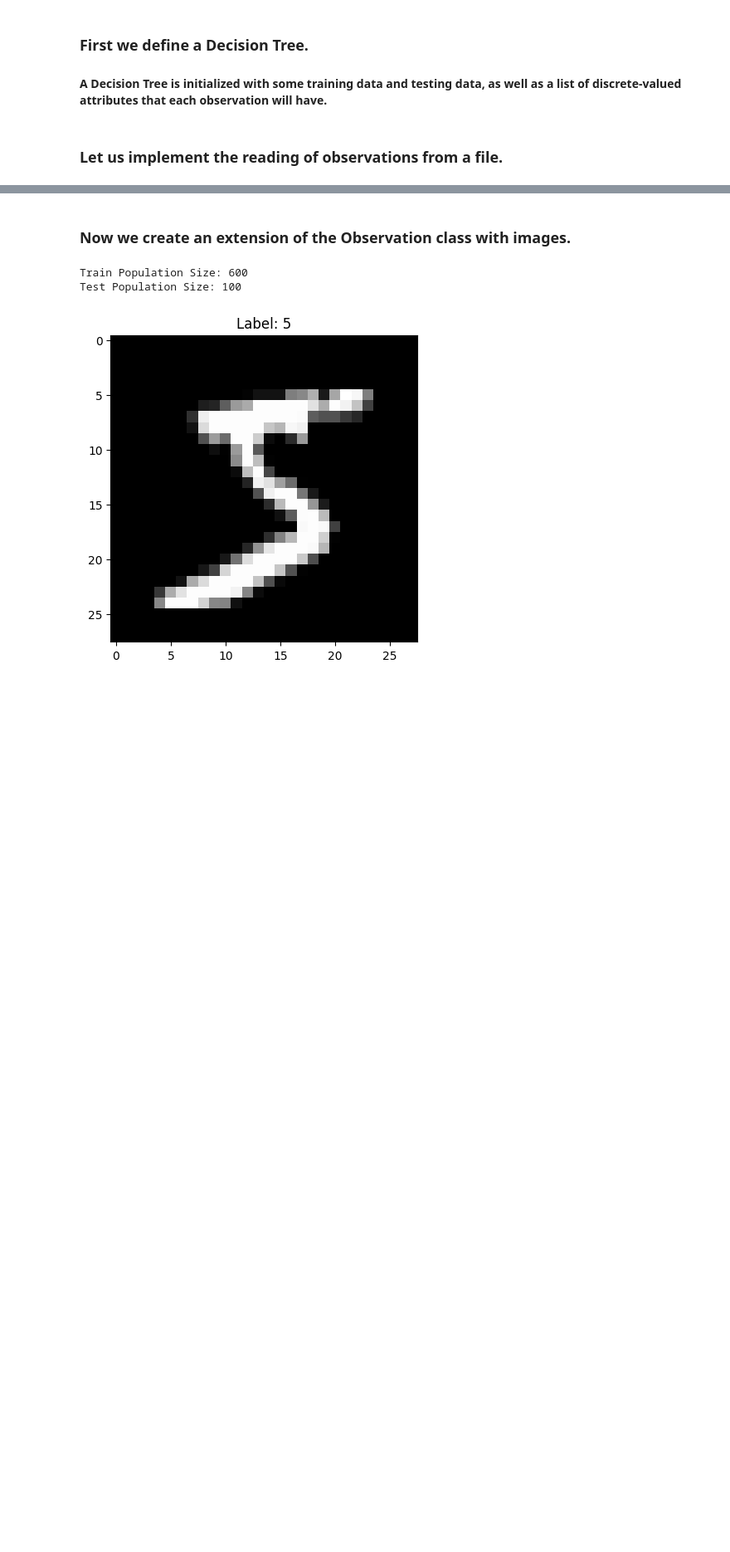
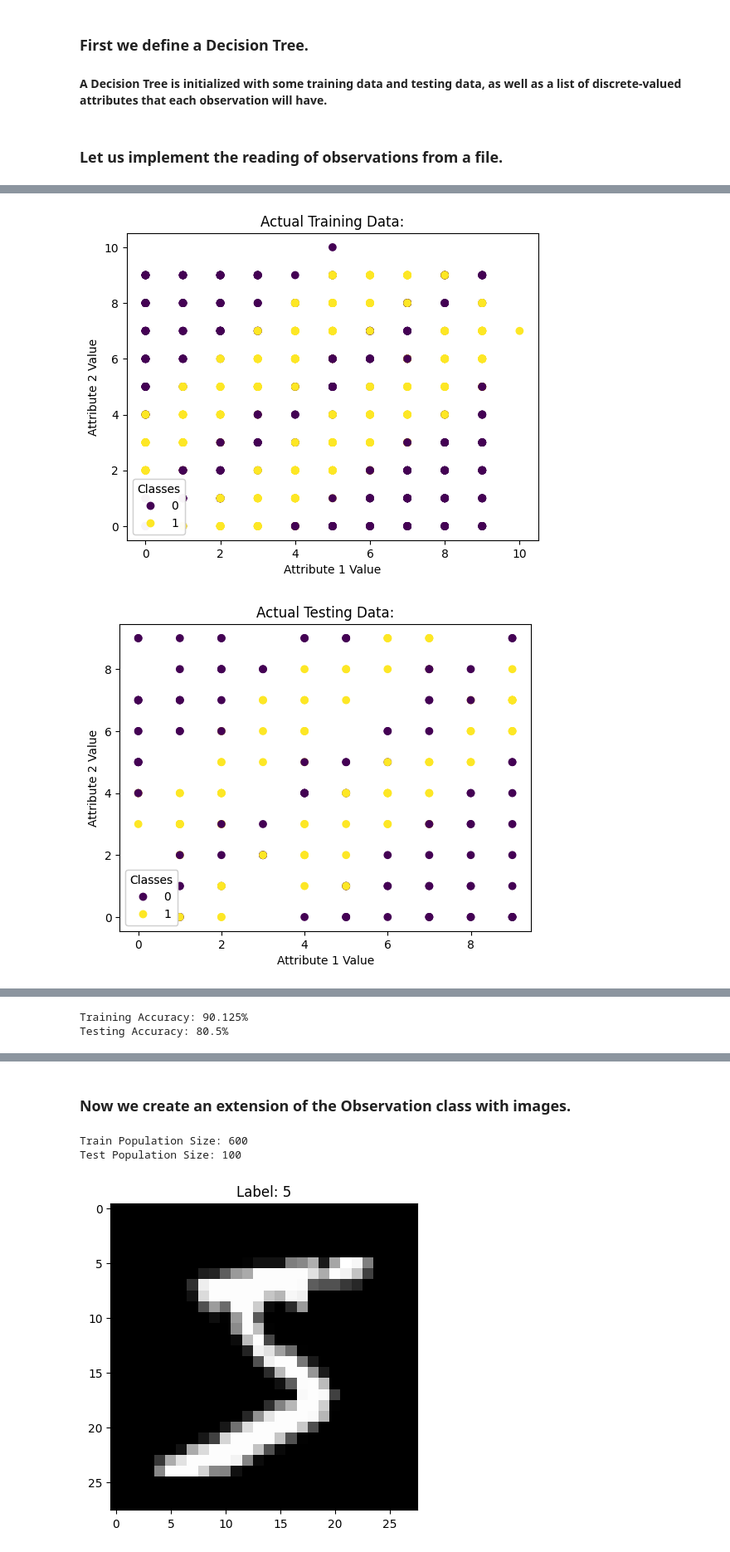
Before and after one commit to Pirate-Hunter-Zoro/Image-Classification, a Jupyter notebook: decision_tree.ipynb, the cells around one changed output, grey strips where cells are left out. Shown at 83% size. Cells and saved outputs as stored; diff of their text form; code cells hidden in the pictures; blank space fills up the shorter version.

```diff
--- a/decision_tree.ipynb
+++ b/decision_tree.ipynb
@@ -531,0 +532,7 @@ Testing Accuracy: 84.0%
+# %%
+fobsr = FileObservationsReader(file_name="labeled-examples", delimiter=" ", id_column_name="id", classification_column_name="class", continuous_splits=10, gini_index=True)
+fobsr.plot_predictions()
+fobsr.display_results()
+# %% [output]
+[figure, added]
+[figure, added]
@@ -532,3 +541,5 @@ Testing Accuracy: 84.0%
+Training Accuracy: 90.125%
+Testing Accuracy: 80.5%
 # %%
 # Now we will display prediction results from the winequality.csv files
 fobsr = FileObservationsReader(file_name="winequality.csv", delimiter=";", id_column_name="\"id\"", classification_column_name="\"type\"")
```
Also changed, not shown: parts of 9 cells of this notebook.
